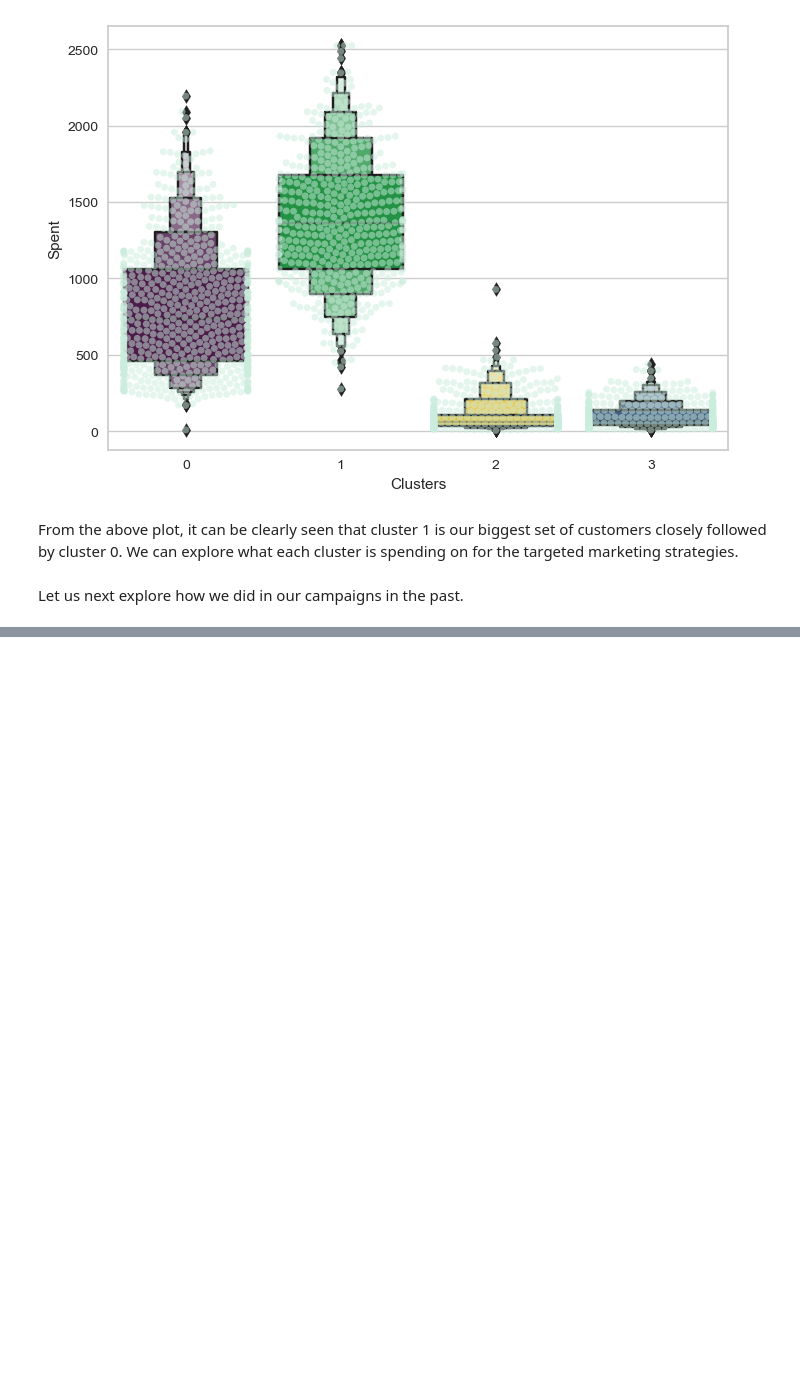
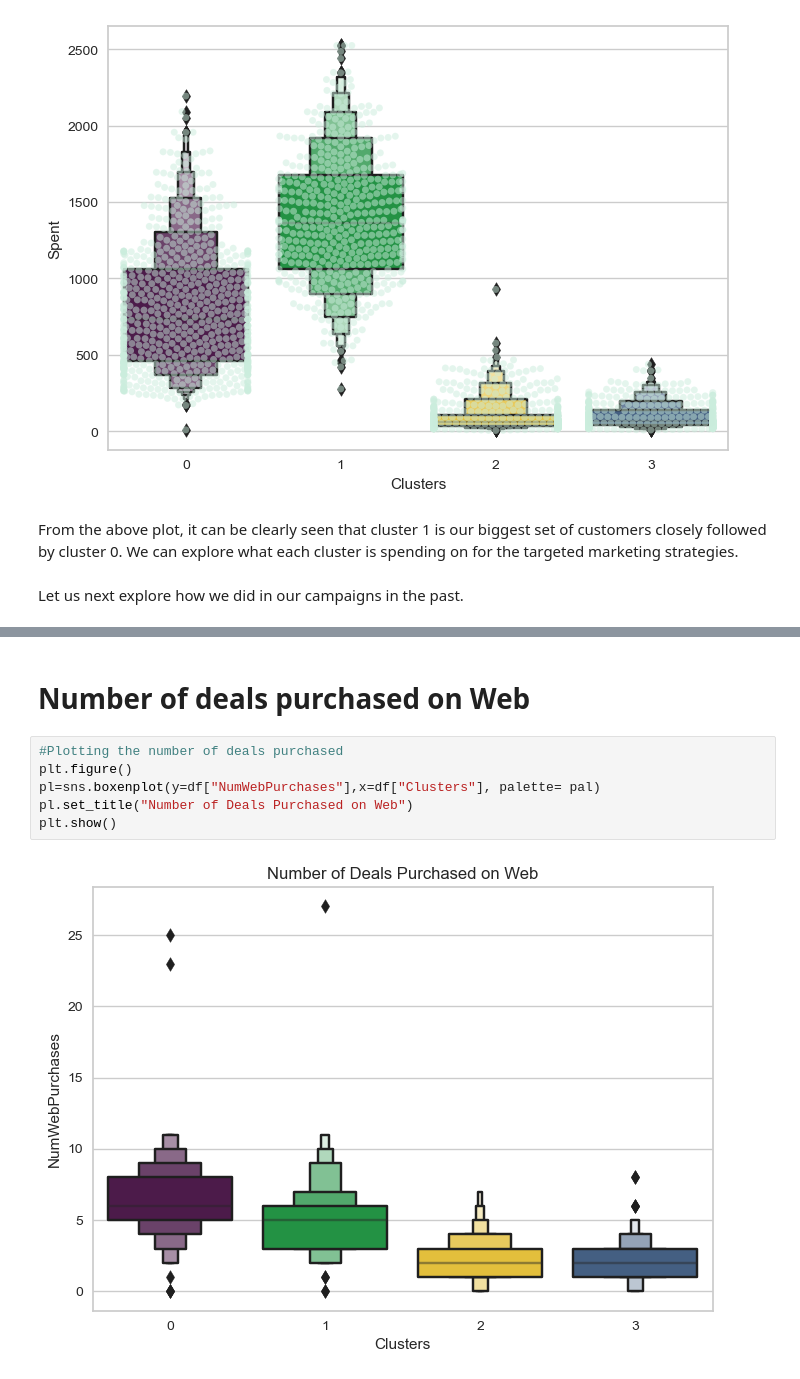
Before and after one commit to rajinipreethajohn/Customer-Segmentation, a Jupyter notebook: Customer Segmentation.ipynb, the cells around one changed output, grey strips where cells are left out. Saved outputs shown, nothing was run; the diff lists cells and outputs as text; blank space fills up the shorter version.

```diff
--- a/Customer Segmentation.ipynb
+++ b/Customer Segmentation.ipynb
@@ -659,0 +672,10 @@ plt.show()
+# %% [markdown]
+# Number of deals purchased on Web
+# %%
+#Plotting the number of deals purchased
+plt.figure()
+pl=sns.boxenplot(y=df["NumWebPurchases"],x=df["Clusters"], palette= pal)
+pl.set_title("Number of Deals Purchased on Web")
+plt.show()
+# %% [output]
+[figure, added]
```
Also changed, not shown: parts of 14 cells of this notebook.
